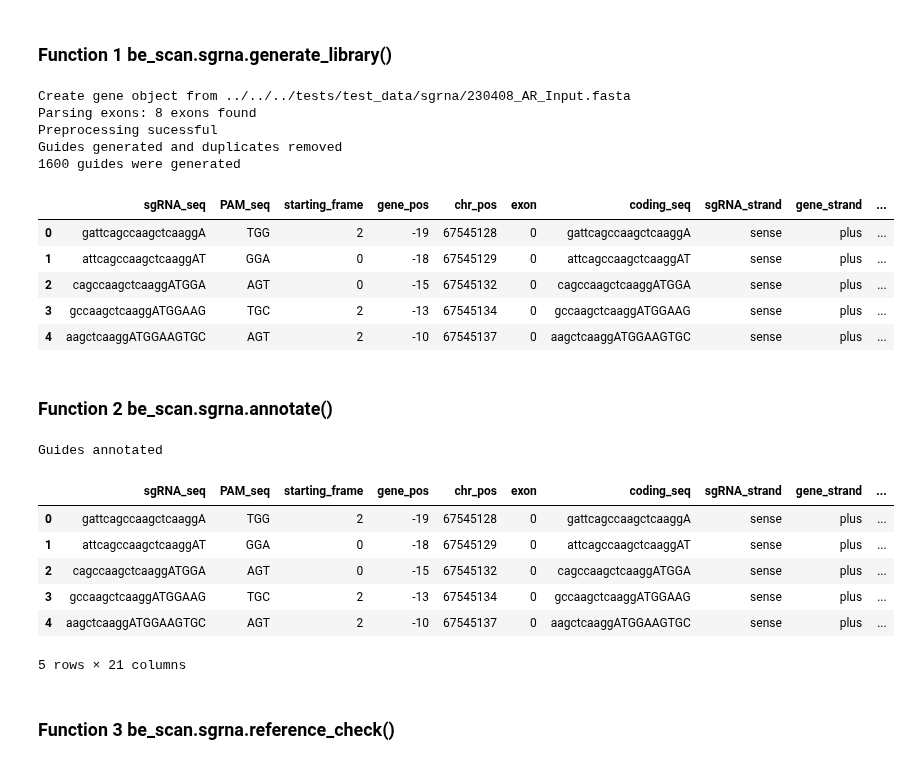
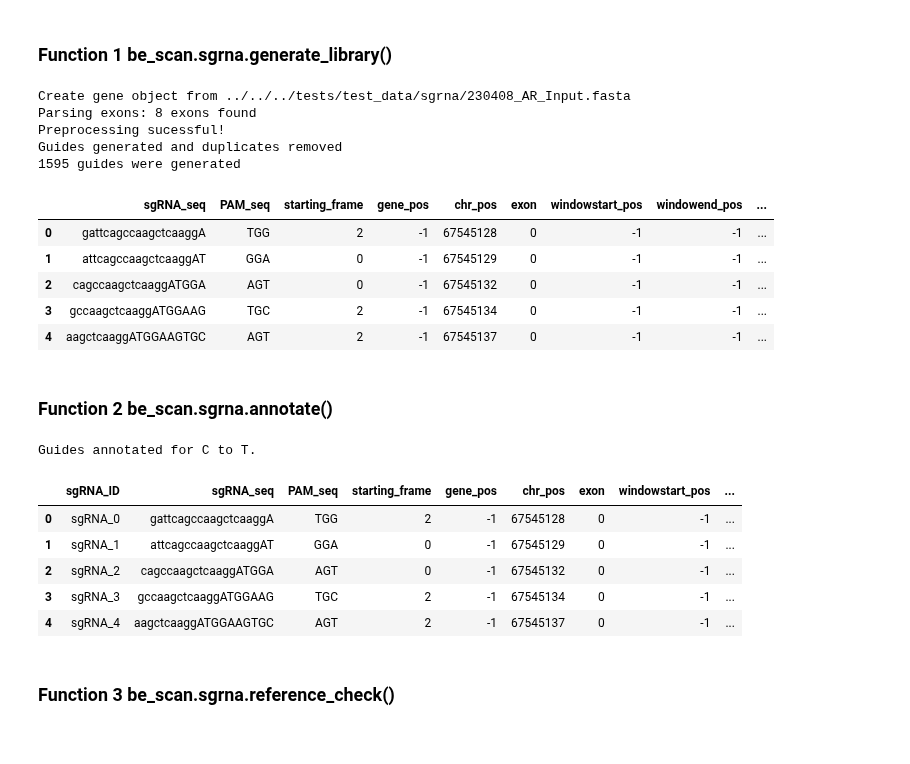
Before and after one commit to liaulab/be-scan, a Jupyter notebook: docs/source/notebooks/tutorial.ipynb, the cells around one changed output. Drawn from its saved outputs; the diff is of its cells as text; code cells hidden in the pictures.

Commit message:
tutorial notebook changes and sgrna init

```diff
--- a/docs/source/notebooks/tutorial.ipynb
+++ b/docs/source/notebooks/tutorial.ipynb
@@ -38,51 +35,47 @@ sgrna_dir = "../../../tests/test_data/sgrna/"
 # %% [markdown]
 ### Function 1 be_scan.sgrna.generate_library()
 # %%
-from be_scan.sgrna import generate_library
-
-guides = generate_library(gene_filepath  = f"{sgrna_dir}230408_AR_Input.fasta", # filepath to gene .fasta
-                          cas_type       = "SpG",
-                          edit_from      = "C",
-                          edit_to        = "T",
-                          gene_name      = "AR",
-                          exclude_introns = False, exclude_nontargeting=False, # include guides that only target introns
-                          output_name     = "CBE_guides.csv",
-                          )
+guides = generate_library(
+    gene_filepath  = f"{sgrna_dir}230408_AR_Input.fasta", # filepath to gene .fasta
+    gene_name      = "AR",
+    cas_type       = "SpG",
+    output_name    = "CBE_guides.csv",
+    edit_from = "C", edit_to = "T",
+    exclude_introns = False, exclude_nonediting = False,
+    exclude_duplicates = True, exclude_sequences = ['TTTT'],
+    )
 guides.head(5)
 # %% [output]
 Create gene object from ../../../tests/test_data/sgrna/230408_AR_Input.fasta
 Parsing exons: 8 exons found
-Preprocessing sucessful
+Preprocessing sucessful!
 Guides generated and duplicates removed
-1600 guides were generated
+1595 guides were generated
-|  | sgRNA_seq | PAM_seq | starting_frame | gene_pos | chr_pos | exon | coding_seq | sgRNA_strand | gene_strand | ... |
-| 0 | gattcagccaagctcaaggA | TGG | 2 | -19 | 67545128 | 0 | gattcagccaagctcaaggA | sense | plus | ... |
-| 1 | attcagccaagctcaaggAT | GGA | 0 | -18 | 67545129 | 0 | attcagccaagctcaaggAT | sense | plus | ... |
-| 2 | cagccaagctcaaggATGGA | AGT | 0 | -15 | 67545132 | 0 | cagccaagctcaaggATGGA | sense | plus | ... |
-| 3 | gccaagctcaaggATGGAAG | TGC | 2 | -13 | 67545134 | 0 | gccaagctcaaggATGGAAG | sense | plus | ... |
-| 4 | aagctcaaggATGGAAGTGC | AGT | 2 | -10 | 67545137 | 0 | aagctcaaggATGGAAGTGC | sense | plus | ... |
+|  | sgRNA_seq | PAM_seq | starting_frame | gene_pos | chr_pos | exon | windowstart_pos | windowend_pos | ... |
+| 0 | gattcagccaagctcaaggA | TGG | 2 | -1 | 67545128 | 0 | -1 | -1 | ... |
+| 1 | attcagccaagctcaaggAT | GGA | 0 | -1 | 67545129 | 0 | -1 | -1 | ... |
+| 2 | cagccaagctcaaggATGGA | AGT | 0 | -1 | 67545132 | 0 | -1 | -1 | ... |
+| 3 | gccaagctcaaggATGGAAG | TGC | 2 | -1 | 67545134 | 0 | -1 | -1 | ... |
+| 4 | aagctcaaggATGGAAGTGC | AGT | 2 | -1 | 67545137 | 0 | -1 | -1 | ... |
 # %% [markdown]
 ### Function 2 be_scan.sgrna.annotate()
 # %%
-from be_scan.sgrna import annotate
-
-annotated_guides = annotate(guides_file      = "CBE_guides.csv",
-                            gene_filepath    = "", # this can be left empty if guides are already annotated
-                            edit_from        = "C",
-                            edit_to          = "T",
-                            protein_filepath = f"{sgrna_dir}P10275.fasta", # this can also be left empty
-                            output_name      = 'CBE_annotated.csv',
-                            )
+annotated_guides = annotate(
+    guides_file      = "CBE_guides.csv",
+    protein_filepath = f"{sgrna_dir}P10275.fasta", # this can also be left empty
+    output_name      = 'CBE_annotated.csv',
+    edit_from = "C", edit_to = "T",
+    exclude_duplicates = True,
+    )
 annotated_guides.head(5)
 # %% [output]
-Guides annotated
+Guides annotated for C to T.
-|  | sgRNA_seq | PAM_seq | starting_frame | gene_pos | chr_pos | exon | coding_seq | sgRNA_strand | gene_strand | ... |
-| 0 | gattcagccaagctcaaggA | TGG | 2 | -19 | 67545128 | 0 | gattcagccaagctcaaggA | sense | plus | ... |
-| 1 | attcagccaagctcaaggAT | GGA | 0 | -18 | 67545129 | 0 | attcagccaagctcaaggAT | sense | plus | ... |
-| 2 | cagccaagctcaaggATGGA | AGT | 0 | -15 | 67545132 | 0 | cagccaagctcaaggATGGA | sense | plus | ... |
-| 3 | gccaagctcaaggATGGAAG | TGC | 2 | -13 | 67545134 | 0 | gccaagctcaaggATGGAAG | sense | plus | ... |
-| 4 | aagctcaaggATGGAAGTGC | AGT | 2 | -10 | 67545137 | 0 | aagctcaaggATGGAAGTGC | sense | plus | ... |
+|  | sgRNA_ID | sgRNA_seq | PAM_seq | starting_frame | gene_pos | chr_pos | exon | windowstart_pos | ... |
+| 0 | sgRNA_0 | gattcagccaagctcaaggA | TGG | 2 | -1 | 67545128 | 0 | -1 | ... |
+| 1 | sgRNA_1 | attcagccaagctcaaggAT | GGA | 0 | -1 | 67545129 | 0 | -1 | ... |
+| 2 | sgRNA_2 | cagccaagctcaaggATGGA | AGT | 0 | -1 | 67545132 | 0 | -1 | ... |
+| 3 | sgRNA_3 | gccaagctcaaggATGGAAG | TGC | 2 | -1 | 67545134 | 0 | -1 | ... |
+| 4 | sgRNA_4 | aagctcaaggATGGAAGTGC | AGT | 2 | -1 | 67545137 | 0 | -1 | ... |
-5 rows × 21 columns
 # %% [markdown]
 ### Function 3 be_scan.sgrna.reference_check()
 # %% [markdown]
```
Also changed, not shown: parts of 9 cells of this notebook, 3 other files.
